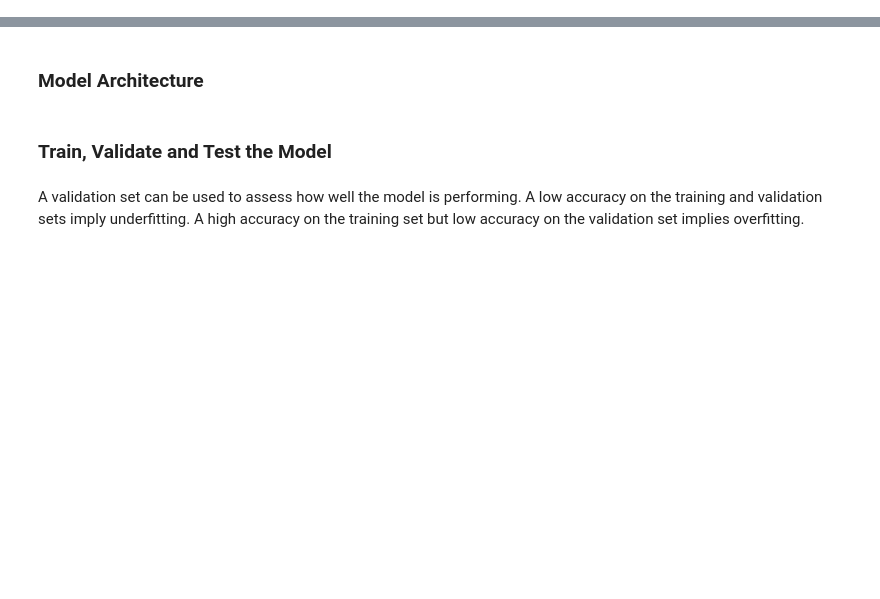
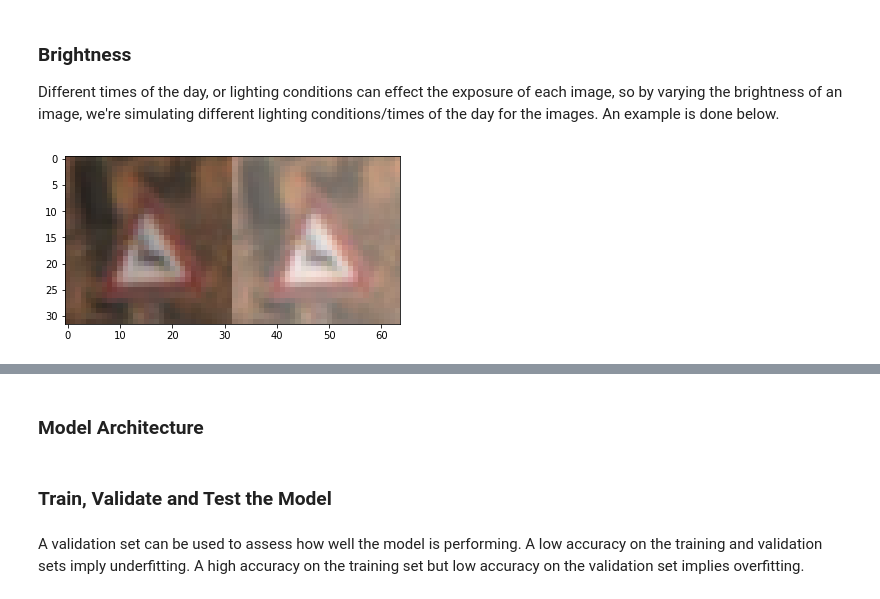
Before and after one commit to BVPhD/Udacity_SDC, a Jupyter notebook: COVNET_Road_Sign_Classifier/Traffic_Sign_Classifier.ipynb, the cells around one changed output, grey strips where cells are left out. Drawn from its saved outputs; the diff is of its cells as text; code cells hidden in the pictures; blank space fills up the shorter version.

```diff
--- a/COVNET_Road_Sign_Classifier/Traffic_Sign_Classifier.ipynb
+++ b/COVNET_Road_Sign_Classifier/Traffic_Sign_Classifier.ipynb
@@ -222,0 +233,8 @@ Use the code cell (or multiple code cells, if necessary) to implement the first
+# %% [markdown]
+### Brightness
+
+Different times of the day, or lighting conditions can effect the exposure of each image, so by varying the brightness of an image, we're simulating different lighting conditions/times of the day for the images. An example is done below.
+# %%
+plt.imshow(np.hstack((X_train[300],img_brightness_adjust(X_train[300],a=1.0,b=60))));
+# %% [output]
+[figure, added]
```
Also changed, not shown: parts of 69 cells of this notebook.
